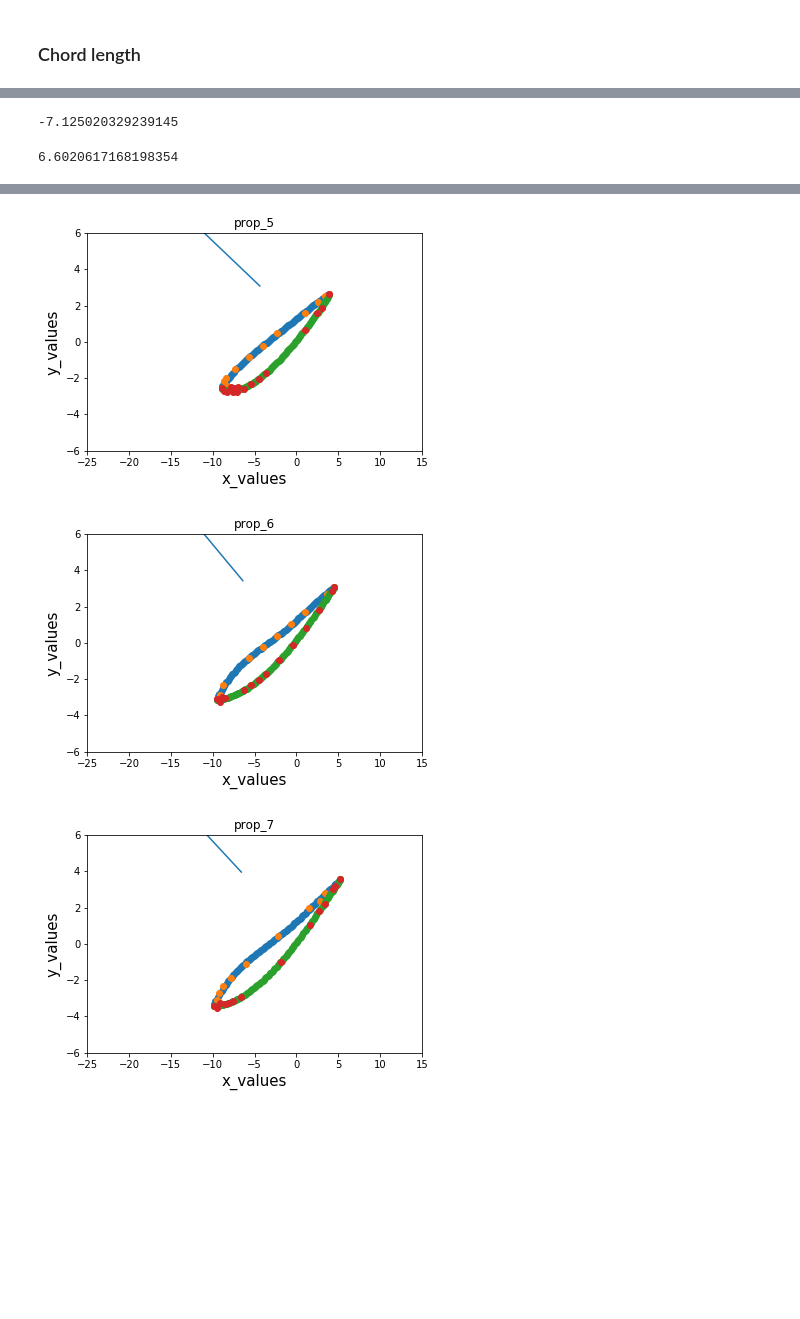
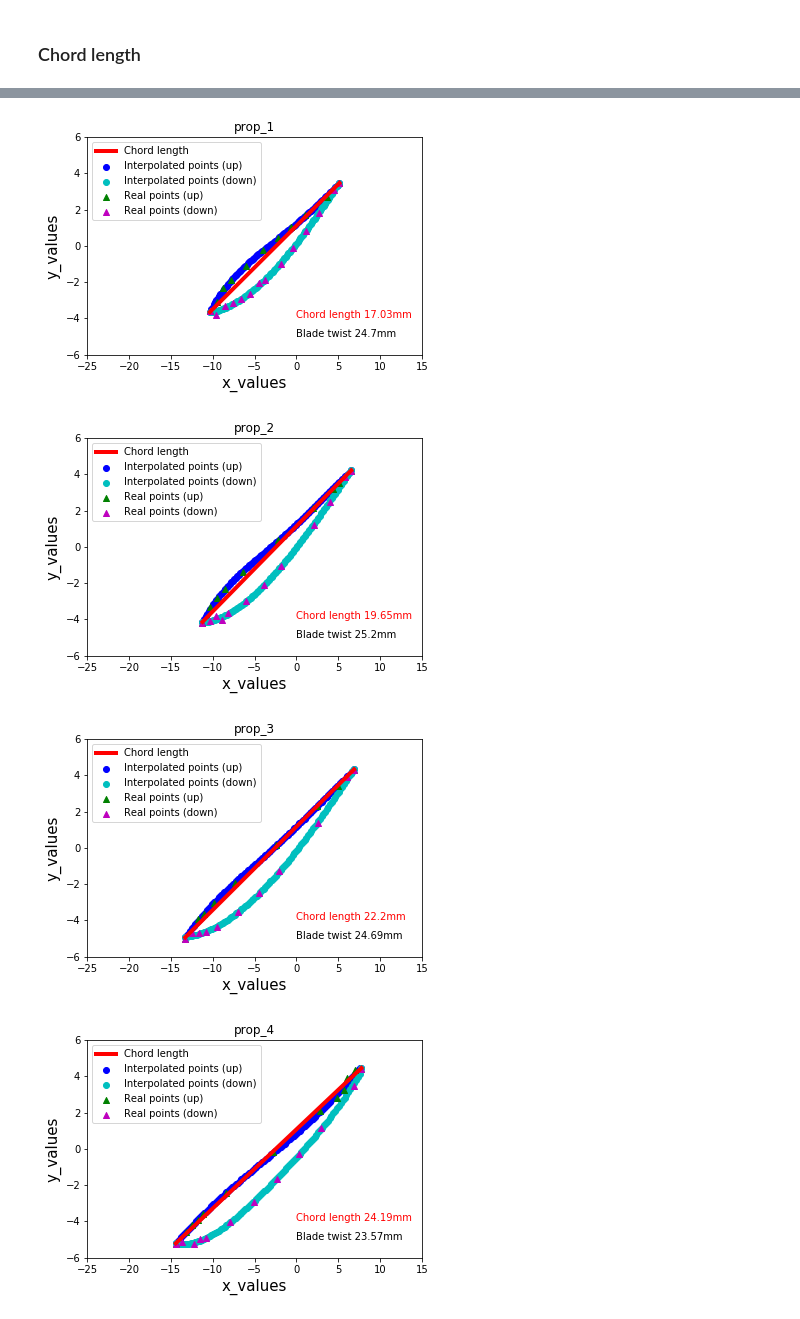
Before and after one commit to PaulineMauryL/PropellerProject, a Jupyter notebook: Projection notebook.ipynb, the cells around one changed output, grey strips where cells are left out. Drawn from its saved outputs; the diff is of its cells as text; code cells hidden in the pictures; blank space fills up the shorter version.

```diff
--- a/Projection notebook.ipynb
+++ b/Projection notebook.ipynb
@@ -57,9 +61,17 @@ right_param, left_param, right_pts, left_pts = get_all_projections(planes, all_p
 x_list = []
 y_right_list = []
 y_left_list = []
-
+removed = []
 for i in range(len(all_plane_points)):
     x, y_right, y_left = generate_points(right_param[i], right_pts[i], left_param[i], left_pts[i])
-    x_list.append(x)
-    y_right_list.append(y_right)
-    y_left_list.append(y_left)
+    if(type(x) == int):
+        print("Plane {} has been removed".format(i))
+        removed.append(i)
+    else:
+        x_list.append(x)
+        y_right_list.append(y_right)
+        y_left_list.append(y_left)
+
+for i in removed:
+    right_pts.pop(i)
+    left_pts.pop(i)
@@ -66,6 +81,6 @@ for i in range(len(all_plane_points)):
 # %%
 #for i in range(2, len(all_plane_points) -2):
-for i in range(len(all_plane_points) ):
-    plot_interpolation_both_sides( right_param[i], right_pts[i], left_param[i], left_pts[i], x_list[i], y_right_list[i], y_left_list[i], i, "propeller_" + str(i))
+for i in range(len(all_plane_points) - len(removed)):
+    plot_interpolation_both_sides( right_pts[i], left_pts[i], x_list[i], y_right_list[i], y_left_list[i], i, "propeller_" + str(i))
 # %% [output]
 [figure]
@@ -103 +120,3 @@ blade_twist = get_blade_twist(right_param, left_param, right_pts, left_pts)
+# %%
+blade_twist = get_blade_twist(x_list, y_right_list, y_left_list)
 # %%
@@ -110,6 +129,6 @@ plt.show()
 # %% [markdown]
 ### Chord length
 # %%
-chord_length = get_chord_length(right_param, left_param, right_pts, left_pts)
+chord_length = get_chord_length(x_list, y_right_list, y_left_list)
 print(chord_length)
 # %% [output]
@@ -125,4 +143,0 @@ plt.show()
-# %%
-lowest[0]
-# %% [output]
--7.125020329239145
@@ -131,9 +144,5 @@ x = np.linspace(lowest[0], highest[0], 100)
-# %%
-max(x)
-# %% [output]
-6.6020617168198354
 # %%
-for i in range(4, 8):
-#for i in range(len(all_plane_points) ):
-    plot_interpolation_param(right_param[i], right_pts[i], left_param[i], left_pts[i], x_list[i], y_right[i], y_left[i], i, "prop_" + str(i))
+#for i in range(4, 8):
+for i in range(len(all_plane_points) - len(removed)):
+    plot_interpolation_param(right_pts[i], left_pts[i], x_list[i], y_right_list[i], y_left_list[i], i, "prop_" + str(i), chord_length, blade_twist)
 # %% [output]
@@ -141,3 +150,4 @@ for i in range(4, 8):
-[figure, old version]
+[figure, new version]
-[figure, old version]
+[figure, new version]
-[figure, old version]
+[figure, new version]
+[figure, added]
```
Also changed, not shown: parts of 12 cells of this notebook, 40 other files.
